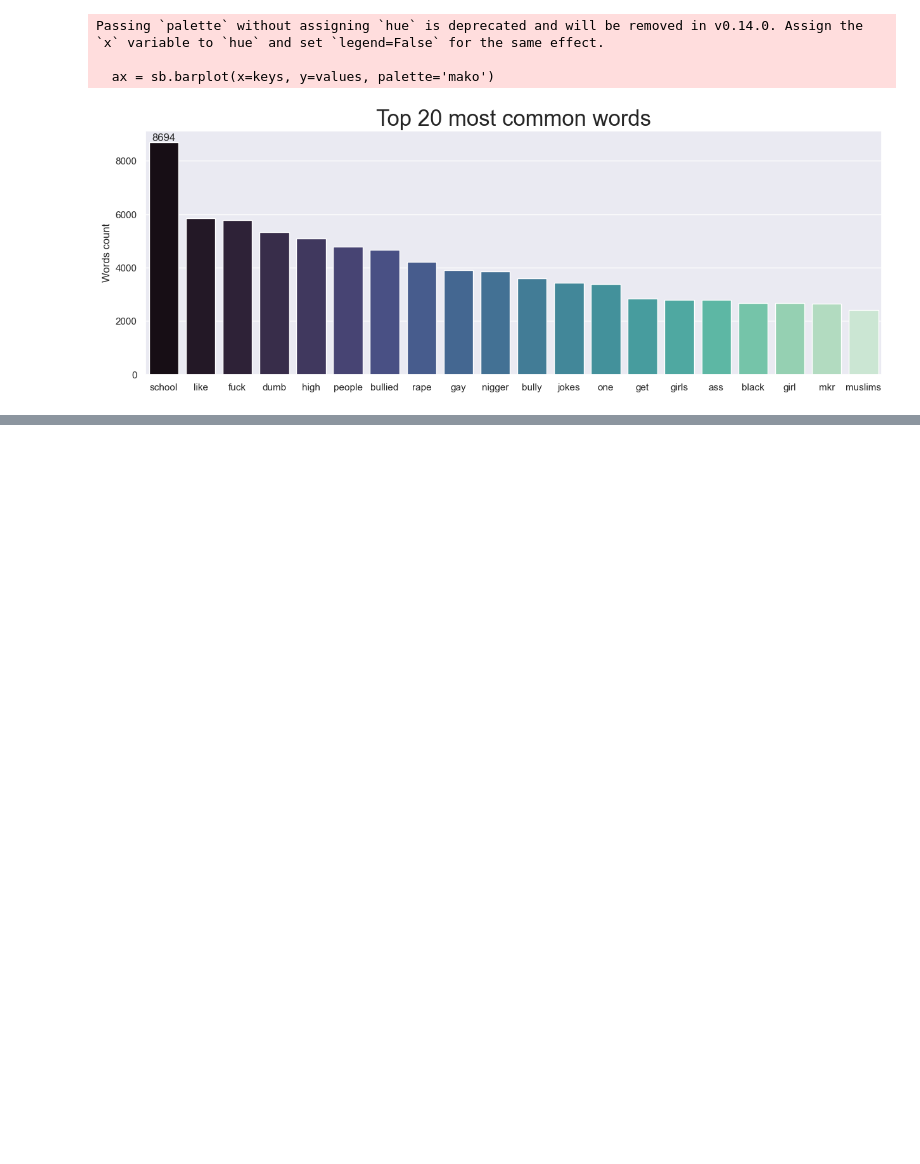
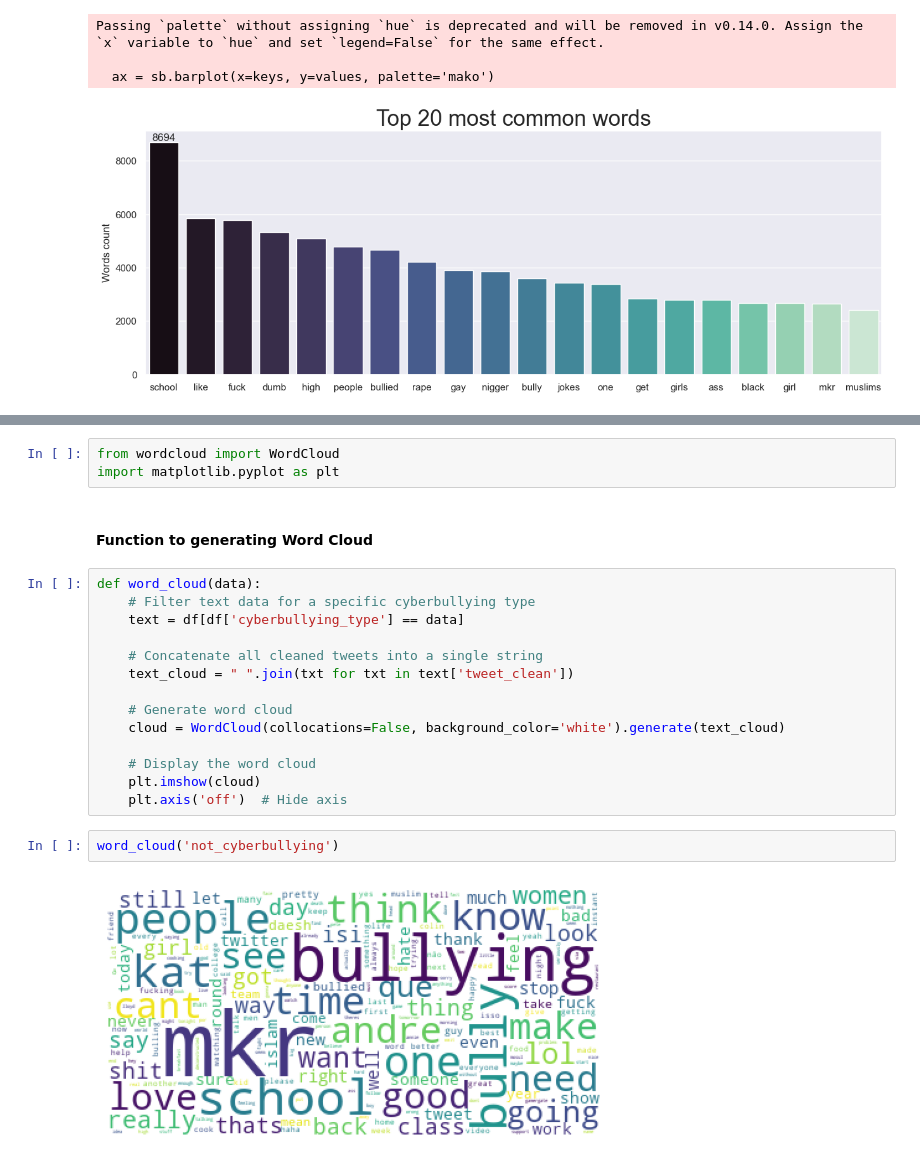
Before and after one commit to donkey-king-kong/CSCI-4907-NLU, a Jupyter notebook: (GWU)_CSCI_4907_NLU.ipynb, the cells around one changed output, grey strips where cells are left out. Drawn from its saved outputs; the diff is of its cells as text; blank space fills up the shorter version.

Commit message:
add: added function to generate word cloud

```diff
--- a/(GWU)_CSCI_4907_NLU.ipynb
+++ b/(GWU)_CSCI_4907_NLU.ipynb
@@ -386,0 +390,23 @@ Passing `palette` without assigning `hue` is deprecated and will be removed in v
+# %%
+from wordcloud import WordCloud
+import matplotlib.pyplot as plt
+# %% [markdown]
+#### Function to generating Word Cloud
+# %%
+def word_cloud(data):
+    # Filter text data for a specific cyberbullying type
+    text = df[df['cyberbullying_type'] == data]
+
+    # Concatenate all cleaned tweets into a single string
+    text_cloud = " ".join(txt for txt in text['tweet_clean'])
+
+    # Generate word cloud
+    cloud = WordCloud(collocations=False, background_color='white').generate(text_cloud)
+
+    # Display the word cloud
+    plt.imshow(cloud)
+    plt.axis('off')  # Hide axis
+# %%
+word_cloud('not_cyberbullying')
+# %% [output]
+[figure, added]
```
Also changed, not shown: parts of 2 cells of this notebook.
